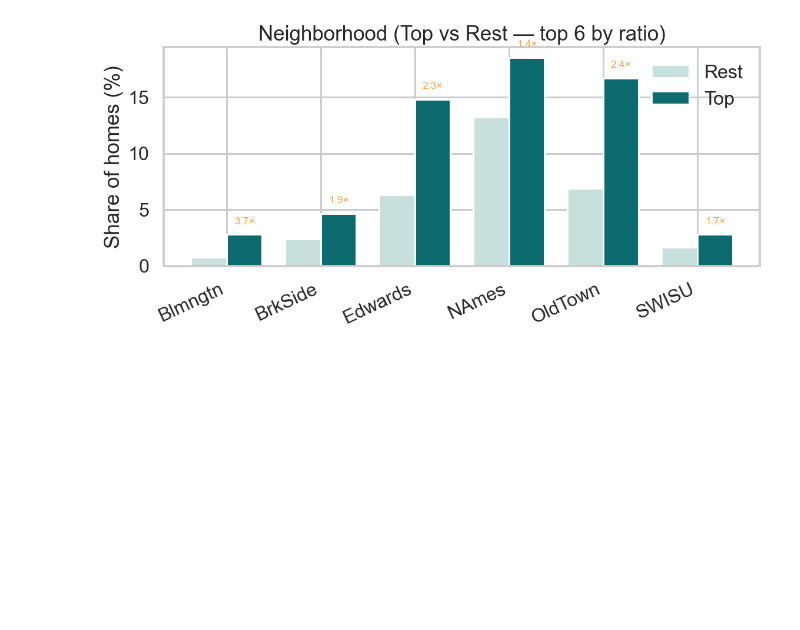
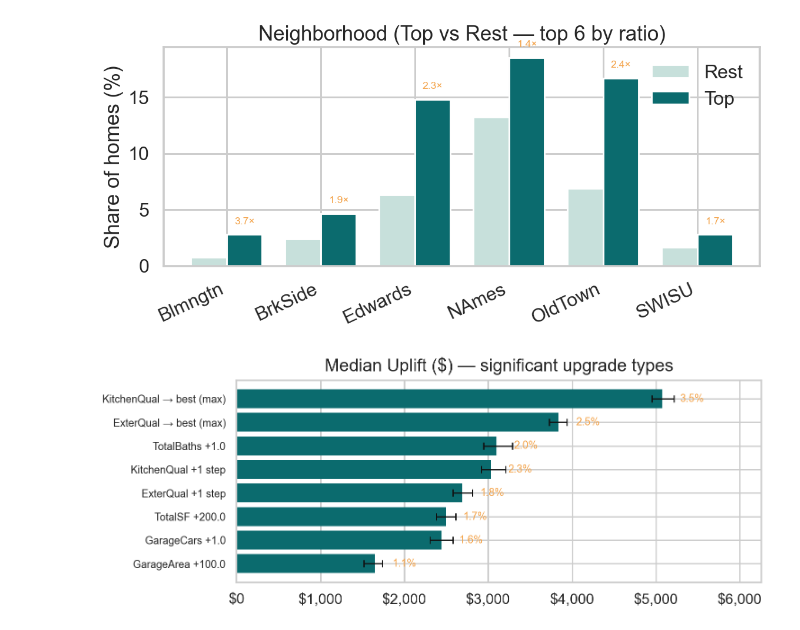
Before and after one commit to asilbert/MLProject, a Jupyter notebook: MLProject_V4.ipynb, the cells around one changed output. Cells and saved outputs as stored; diff of their text form; code cells hidden in the pictures; blank space fills up the shorter version.

```diff
--- a/MLProject_V4.ipynb
+++ b/MLProject_V4.ipynb
@@ -2008,0 +2205,5 @@ plot_neighborhood_top6(neigh_tbl, rotate=25)
+# %%
+summary_sig = summarize_upgrades(upgrades_long, min_n=20, alpha=0.05, rng=42)
+plot_uplift_bars(summary_sig, top_n=8)
+# %% [output]
+[figure, added]
```
Also changed, not shown: parts of 11 cells of this notebook.
